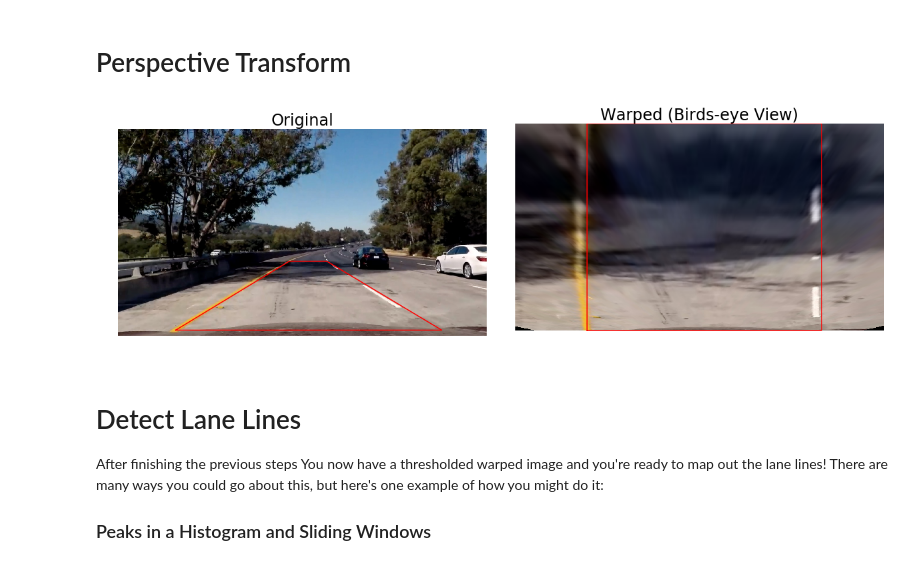
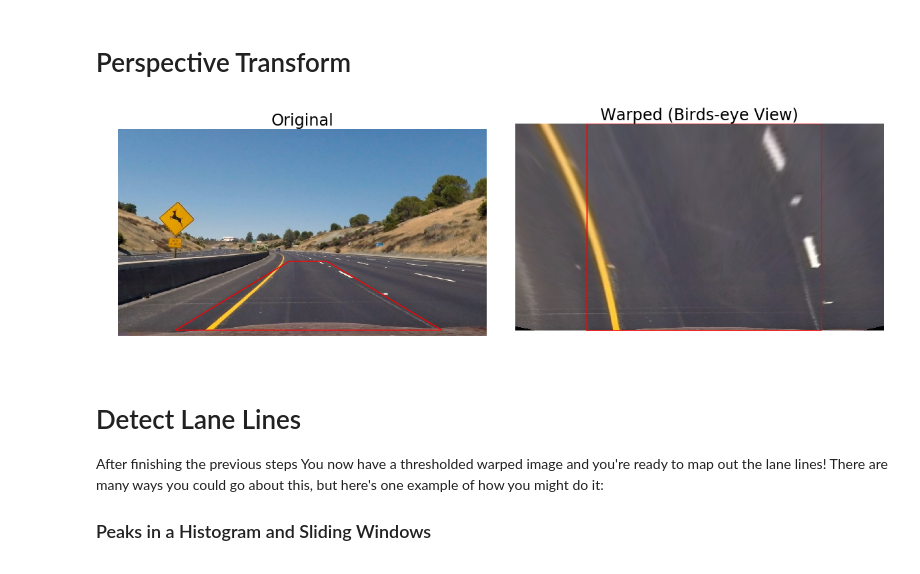
Before and after one commit to maggieezzat/Lane-Detection, a Jupyter notebook: advanced_lane_detection.ipynb, the cells around one changed output. Drawn from its saved outputs; the diff is of its cells as text; code cells hidden in the pictures.

```diff
--- a/advanced_lane_detection.ipynb
+++ b/advanced_lane_detection.ipynb
@@ -54,13 +54,14 @@ def cameraCalibrate(image):
     undistorted_image = cv2.undistort(image, mtx, dist, None, mtx)
     return undistorted_image
 # %%
-test_image = mpimg.imread('./test_images/test5.jpg')
+test_image = mpimg.imread('./test_images/test2.jpg')
 
 f, (ax1,ax2) = plt.subplots(1, 2, figsize=(20,10))
 ax1.set_title('Original image', fontsize=20)
 ax1.imshow(test_image)
+
+test_image=cameraCalibrate(test_image)
 ax2.set_title('calibrated image', fontsize=20)
-test_image=cameraCalibrate(test_image)
 ax2.imshow(test_image)
 # %% [output]
 <matplotlib.image.AxesImage at 0x...>
@@ -401,36 +399,36 @@ src_coordinates = np.float32(
      [595,  460],  # Top left
      [725,  460],  # Top right
      [1125, 700]]) # Bottom right
 
 dst_coordinates = np.float32(
     [[250,  720],   # Bottom left
      [250,    0],  # Top left
      [1065,   0],  # Top right
      [1065, 720]]) # Bottom right
 
 coordinates = [src_coordinates,dst_coordinates]
 
 #WARP BINARY IMAGE INTO TOP-DOWN VIEW
-warped, M, Minv = warp(image, src_coordinates, dst_coordinates)
+warped, M, Minv = warp(test_image, src_coordinates, dst_coordinates)
 
 # Plot the result
-imgs = [image, warped]
+imgs = [test_image, warped]
 names = ['Original' ,'Warped (Birds-eye View)']
 
 f, ax = plt.subplots(1, 2, figsize=(16,8))
 f.tight_layout()
 i = 0
 for c in range(2):
     ax[c].imshow(imgs[i], cmap='gray')
     ax[c].plot(Polygon(coordinates[i]).get_xy()[:, 0], Polygon(coordinates[i]).get_xy()[:, 1], color='red')
     warped, M, Minv = warp(test_image) #yasmeen's output
     ax[c].set_title('{}'.format(names[i]), fontsize=24)
     ax[c].axis('off')
     i += 1
 
 plt.subplots_adjust(left=0., right=1, top=0.9, bottom=0.)
 # %% [output]
-[figure, old version]
+[figure, new version]
 # %% [markdown]
 # Detect Lane Lines
 
```
Also changed, not shown: parts of 17 cells of this notebook.
